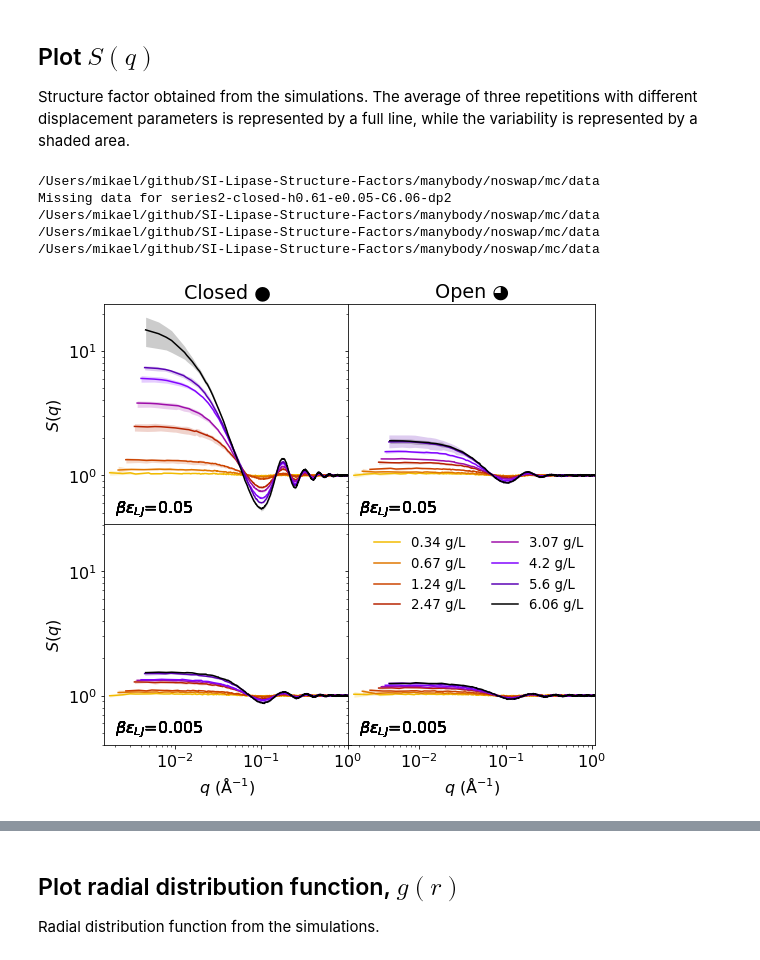
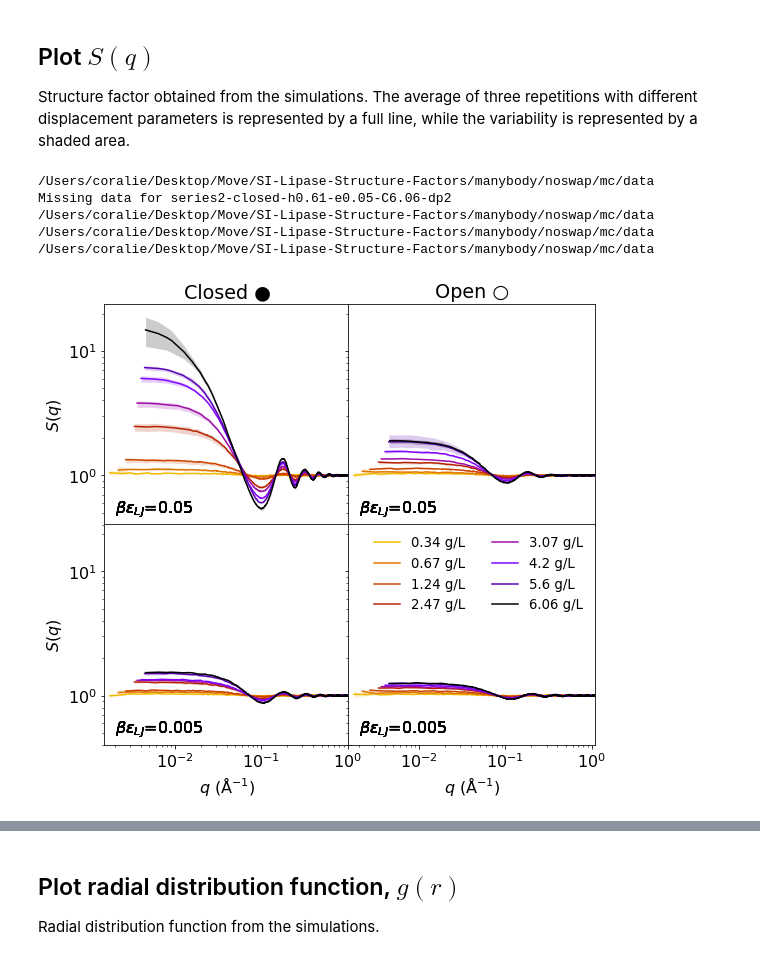
Before and after one commit to mlund/SI-Lipase-Structure-Factors, a Jupyter notebook: manybody/noswap/plot_manybody_noswap.ipynb, the cells around one changed output, grey strips where cells are left out. Saved outputs shown, nothing was run; the diff lists cells and outputs as text; code cells hidden in the pictures.

```diff
--- a/manybody/noswap/plot_manybody_noswap.ipynb
+++ b/manybody/noswap/plot_manybody_noswap.ipynb
@@ -117,6 +117,8 @@ for C in [0.34, 0.67, 1.24, 2.47, 3.07, 4.2, 5.6, 6.06]:
 
 Structure factor obtained from the simulations. The average of three repetitions with different displacement parameters is represented by a full line, while the variability is represented by a shaded area.
 # %%
+%cd -q $workdir
+
 def plot_sofq(ax, data):
     %cd $workdir/mc/data
     color_index=0
@@ -152,36 +154,36 @@ def plot_sofq(ax, data):
         ax.plot(qmoy, smoy, color=col, label='{} g/L'.format(C))
         ax.fill_between(qmoy, smin, smax, interpolate=True, color=col, alpha=0.2, lw=0)
         ax.set_xscale('log')
         ax.set_yscale('log')
         ax.set_ylim(0.4,24)
         ax.set_xlim(0.0015,1.1)
         ax.text(0.002, 0.5, r'$\beta\varepsilon_{{LJ}}$={}'.format(data.epslj))
         #np.savetxt(str(data.serie)+"-"+str(data.conf)+"-h"+str(data.epshh)+"-e"+str(data.epslj)+"-C"+str(C)+'_moy.dat',np.transpose((qmoy,smoy)))
         %cd -q $workdir/mc/data
 
 plt.rcParams.update({'font.size': 16, 'figure.figsize': [8.0, 7.0]})
 fig, ax = plt.subplots(2,2, sharex=True, sharey=True)
 plt.tight_layout(h_pad=-1, w_pad=-2.4)
 ax[0,0].set_title("Closed ●")
-ax[0,1].set_title("Open ◕")
+ax[0,1].set_title("Open ○")
 ax[0,0].set_ylabel("$S(q)$")
 ax[1,0].set_ylabel("$S(q)$")
 ax[1,0].set_xlabel("$q$ ("r'${\rm{\AA}^{-1}}$'")");
 ax[1,1].set_xlabel("$q$ ("r'${\rm{\AA}^{-1}}$'")");
 
 plot_sofq(ax[0,0], db.loc[0])
 plot_sofq(ax[1,0], db.loc[1])
 plot_sofq(ax[0,1], db.loc[2])
 plot_sofq(ax[1,1], db.loc[3])
 
 ax[1,1].legend(frameon=False, loc=1, ncol=2, fontsize='small')
 
 plt.savefig('simulated_sofq.pdf', bbox_inches='tight')
 plt.show()
 # %% [output]
-/Users/mikael/github/SI-Lipase-Structure-Factors/manybody/noswap/mc/data
+/Users/coralie/Desktop/Move/SI-Lipase-Structure-Factors/manybody/noswap/mc/data
 Missing data for series2-closed-h0.61-e0.05-C6.06-dp2
-/Users/mikael/github/SI-Lipase-Structure-Factors/manybody/noswap/mc/data
-/Users/mikael/github/SI-Lipase-Structure-Factors/manybody/noswap/mc/data
-/Users/mikael/github/SI-Lipase-Structure-Factors/manybody/noswap/mc/data
+/Users/coralie/Desktop/Move/SI-Lipase-Structure-Factors/manybody/noswap/mc/data
+/Users/coralie/Desktop/Move/SI-Lipase-Structure-Factors/manybody/noswap/mc/data
+/Users/coralie/Desktop/Move/SI-Lipase-Structure-Factors/manybody/noswap/mc/data
-[figure, old version]
+[figure, new version]
```
Also changed, not shown: parts of 4 cells of this notebook, 10 other files.
